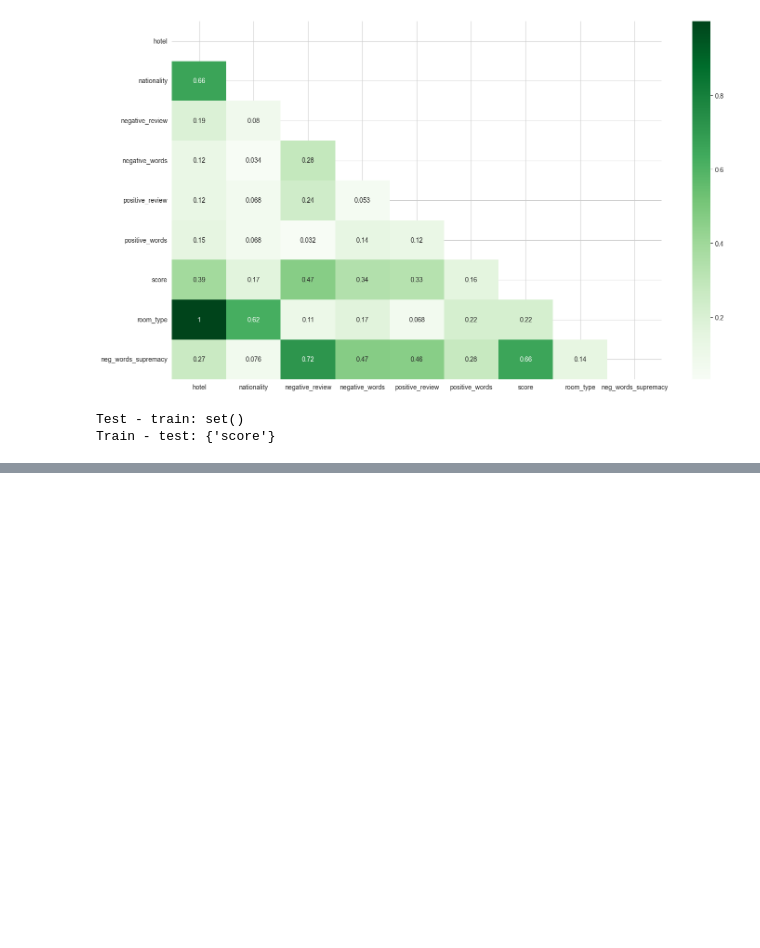
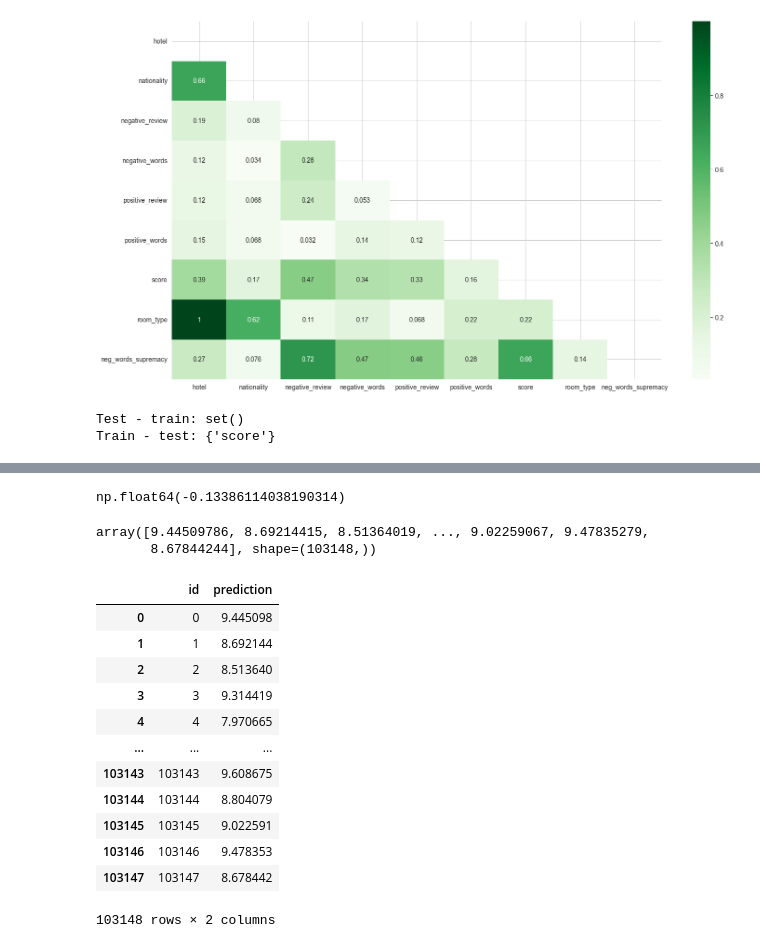
Before and after one commit to Moncervers/hotel_review_score_prediction, a Jupyter notebook: score_prediction.ipynb, the cells around one changed output, grey strips where cells are left out. Saved outputs shown, nothing was run; the diff lists cells and outputs as text; code cells hidden in the pictures; blank space fills up the shorter version.

```diff
--- a/score_prediction.ipynb
+++ b/score_prediction.ipynb
@@ -952,0 +1116,21 @@ Train - test: {'score'}
+# %%
+lgbm_rs = RandomizedSearchCV(
+    estimator=LGBMRegressor(
+        objective='regression',
+        metric='mape_scorer',
+        boosting_type='gbdt',
+        # categorical_feature=cat_columns,
+        random_state=RANDOM_STATE,
+    ),
+    param_distributions=lgbm_param_grid,
+    scoring='neg_mean_absolute_percentage_error',
+    n_iter=5,
+    cv=5,
+    n_jobs=-1,
+    random_state=RANDOM_STATE,
+)
+# %%
+X_train = df_processed.drop('score', axis=1)
+y_train = df_processed['score']
+# %%
+lgbm_rs.fit(X_train, y_train)
@@ -952,0 +1169,29 @@ Train - test: {'score'}
+# %%
+lgbm_rs.best_score_
+# %% [output]
+np.float64(-0.13386114038190314)
+# %%
+prediction = lgbm_rs.predict(test_df_processed)
+# %% [output]
+array([9.44509786, 8.69214415, 8.51364019, ..., 9.02259067, 9.47835279,
+       8.67844244], shape=(103148,))
+# %%
+submission = pd.DataFrame({
+    'id':range(len(prediction)),
+    'prediction': prediction,
+})
+submission
+# %% [output]
+|  | id | prediction |
+| 0 | 0 | 9.445098 |
+| 1 | 1 | 8.692144 |
+| 2 | 2 | 8.513640 |
+| 3 | 3 | 9.314419 |
+| 4 | 4 | 7.970665 |
+| ... | ... | ... |
+| 103143 | 103143 | 9.608675 |
+| 103144 | 103144 | 8.804079 |
+| 103145 | 103145 | 9.022591 |
+| 103146 | 103146 | 9.478353 |
+| 103147 | 103147 | 8.678442 |
+103148 rows × 2 columns
```
Also changed, not shown: parts of 12 cells of this notebook, 1 other file.
